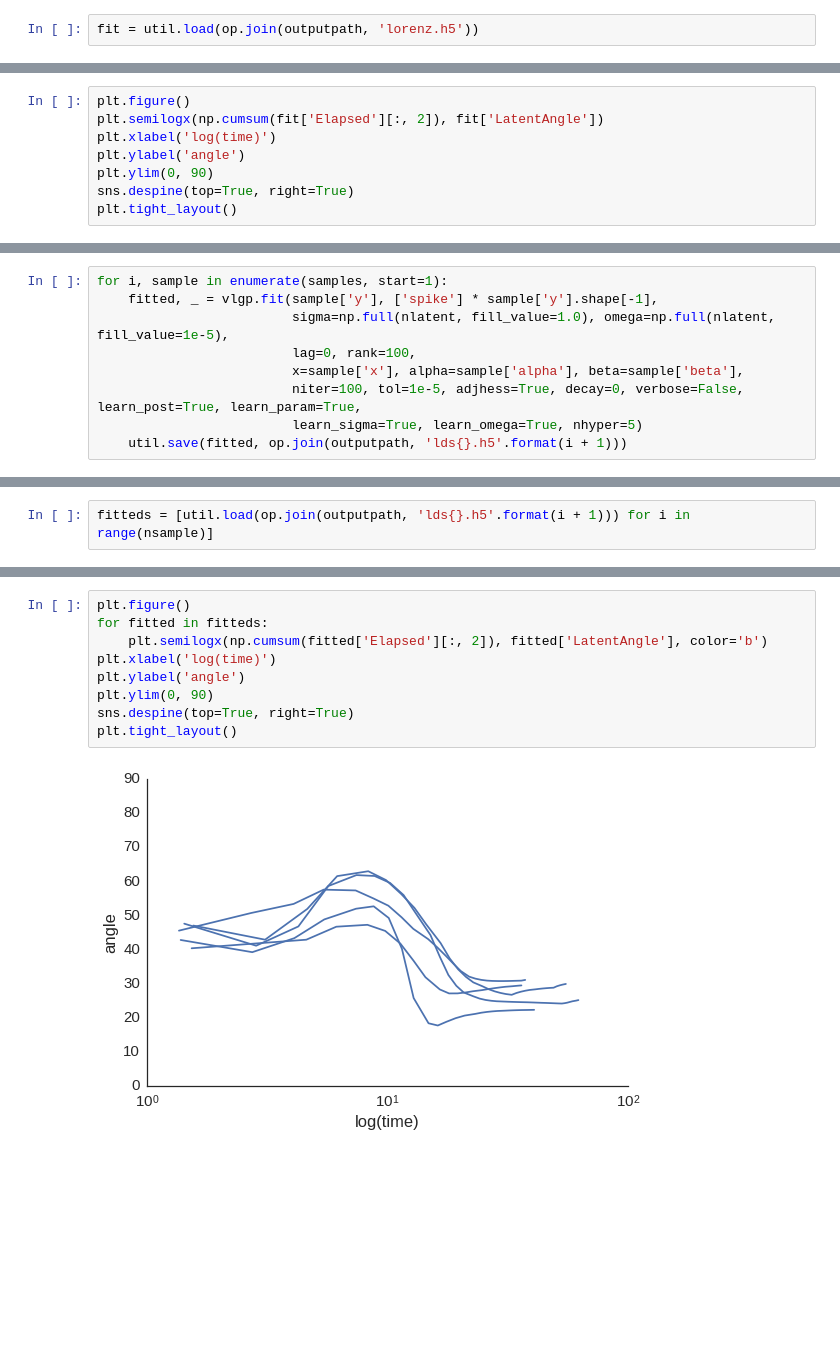
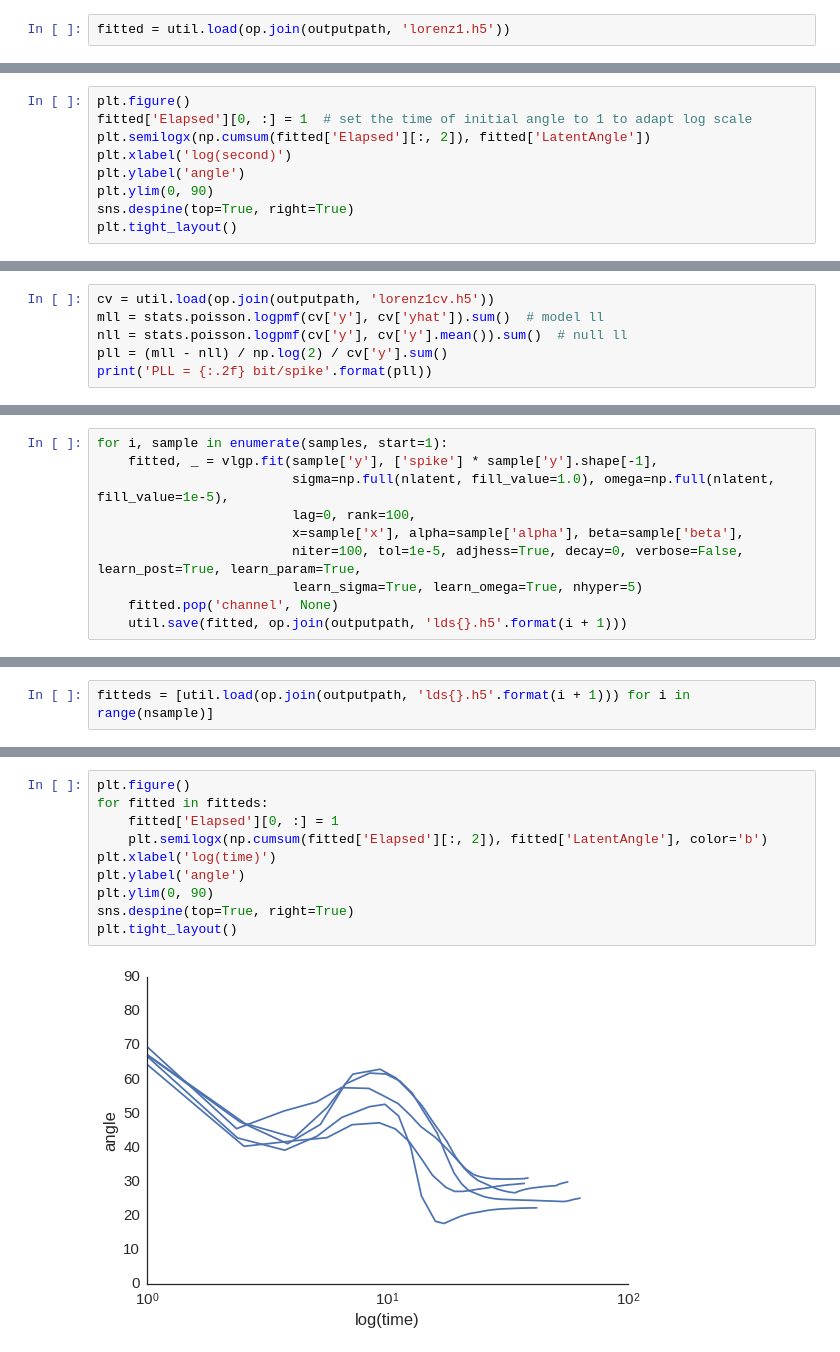
Before and after one commit to catniplab/vlgp, a Jupyter notebook: tutorial.ipynb, the cells around one changed output, grey strips where cells are left out. Drawn from its saved outputs; the diff is of its cells as text; blank space fills up the shorter version.

```diff
--- a/tutorial.ipynb
+++ b/tutorial.ipynb
@@ -105,4 +127,4 @@ util.save(fitted, op.join(outputpath, 'lorenz.h5'))
 # %% [markdown]
 Load results. The fits of PLDS and GPFA should be put in the output path before loading.
 # %%
-fit = util.load(op.join(outputpath, 'lorenz.h5'))
+fitted = util.load(op.join(outputpath, 'lorenz1.h5'))
@@ -111,7 +133,8 @@ Angle between subspaces of latent vs time
 # %%
 plt.figure()
-plt.semilogx(np.cumsum(fit['Elapsed'][:, 2]), fit['LatentAngle'])
-plt.xlabel('log(time)')
+fitted['Elapsed'][0, :] = 1  # set the time of initial angle to 1 to adapt log scale
+plt.semilogx(np.cumsum(fitted['Elapsed'][:, 2]), fitted['LatentAngle'])
+plt.xlabel('log(second)')
 plt.ylabel('angle')
 plt.ylim(0, 90)
 sns.despine(top=True, right=True)
@@ -142,0 +171,6 @@ util.save(result, op.join(outputpath, 'lorenz_cv.h5'))
+# %%
+cv = util.load(op.join(outputpath, 'lorenz1cv.h5'))
+mll = stats.poisson.logpmf(cv['y'], cv['yhat']).sum()  # model ll
+nll = stats.poisson.logpmf(cv['y'], cv['y'].mean()).sum()  # null ll
+pll = (mll - nll) / np.log(2) / cv['y'].sum()
+print('PLL = {:.2f} bit/spike'.format(pll))
@@ -177,4 +213,5 @@ for i, sample in enumerate(samples, start=1):
                          x=sample['x'], alpha=sample['alpha'], beta=sample['beta'],
                          niter=100, tol=1e-5, adjhess=True, decay=0, verbose=False, learn_post=True, learn_param=True,
                          learn_sigma=True, learn_omega=True, nhyper=5)
+    fitted.pop('channel', None)
     util.save(fitted, op.join(outputpath, 'lds{}.h5'.format(i + 1)))
@@ -183,11 +224,12 @@ fitteds = [util.load(op.join(outputpath, 'lds{}.h5'.format(i + 1))) for i in ran
 # %%
 plt.figure()
 for fitted in fitteds:
+    fitted['Elapsed'][0, :] = 1
     plt.semilogx(np.cumsum(fitted['Elapsed'][:, 2]), fitted['LatentAngle'], color='b')
 plt.xlabel('log(time)')
 plt.ylabel('angle')
 plt.ylim(0, 90)
 sns.despine(top=True, right=True)
 plt.tight_layout()
 # %% [output]
-[figure, old version]
+[figure, new version]
```
Also changed, not shown: parts of 27 cells of this notebook.
